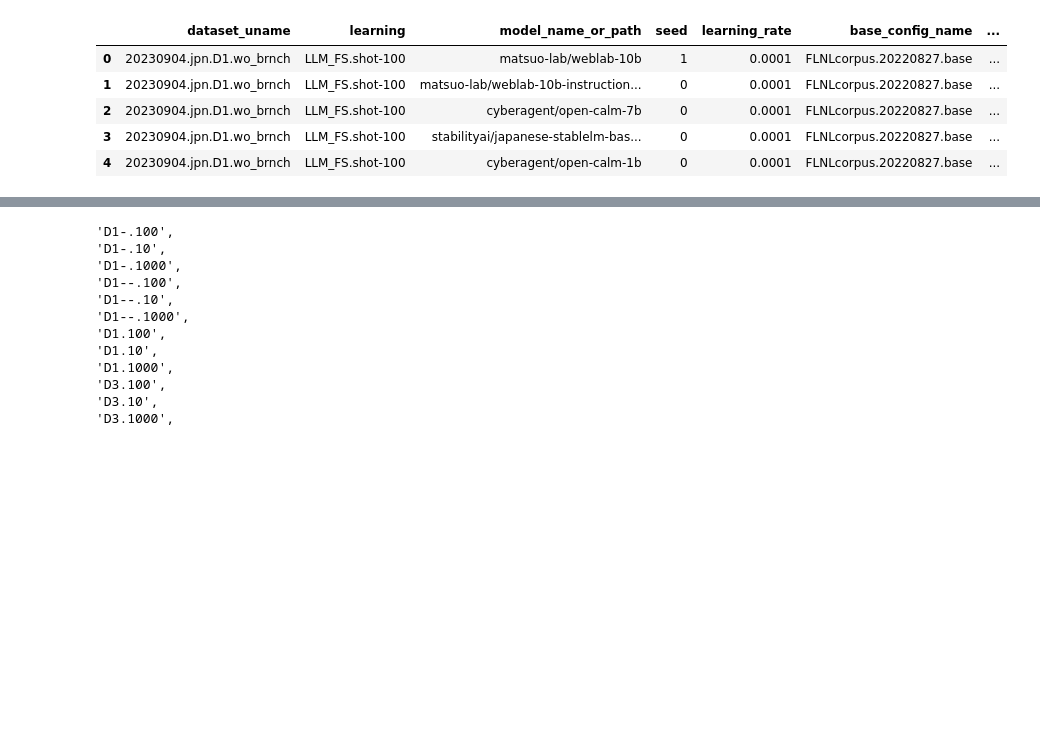
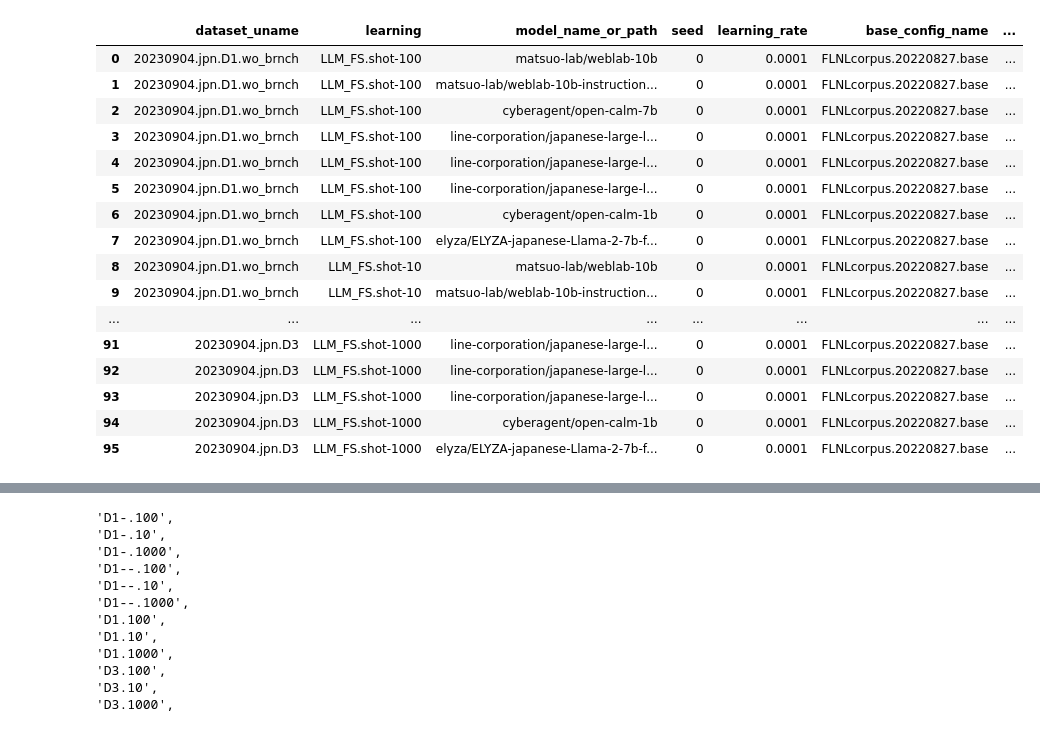
Before and after one commit to hitachi-nlp/FLD-prover, a Jupyter notebook: ipynb/analysis.ipynb, the cells around one changed output, grey strips where cells are left out. Drawn from its saved outputs; the diff is of its cells as text; code cells hidden in the pictures; blank space fills up the shorter version.

Commit message:
[exp] ./outputs/01.train.py/20230912.FT.gpt

```diff
--- a/ipynb/analysis.ipynb
+++ b/ipynb/analysis.ipynb
@@ -134,7 +146,9 @@ MAJOR_TASK = TASK_NAMES[1]
 # _TOP_DIR = '../outputs/02.aggregate_tf_results.py/20230826.jpn/'
 # _TOP_DIR = '../outputs/02.aggregate_tf_results.py/20230901.overfit/'
 # _TOP_DIR = '../outputs/02.aggregate_tf_results.py/20230904.LLM_FS/'
-_TOP_DIR = '../outputs/02.aggregate_tf_results.py/20230905.LLM_FS/'
+# _TOP_DIR = '../outputs/02.aggregate_tf_results.py/20230905.LLM_FS/'
+
+_TOP_DIR = '../outputs/02.aggregate_tf_results.py/20230910.preliminary'
 # %%
 result_paths = find_result_paths(_TOP_DIR)
 if len(result_paths) == 0:
@@ -147,14 +161,25 @@ else:
     results_path = input('path = ')
 # %%
 master_df = pd.read_csv(results_path, sep='\t')
-master_df.head()
+master_df
 # %% [output]
 |  | dataset_uname | learning | model_name_or_path | seed | learning_rate | base_config_name | ... |
-| 0 | 20230904.jpn.D1.wo_brnch | LLM_FS.shot-100 | matsuo-lab/weblab-10b | 1 | 0.0001 | FLNLcorpus.20220827.base | ... |
+| 0 | 20230904.jpn.D1.wo_brnch | LLM_FS.shot-100 | matsuo-lab/weblab-10b | 0 | 0.0001 | FLNLcorpus.20220827.base | ... |
 | 1 | 20230904.jpn.D1.wo_brnch | LLM_FS.shot-100 | matsuo-lab/weblab-10b-instruction... | 0 | 0.0001 | FLNLcorpus.20220827.base | ... |
 | 2 | 20230904.jpn.D1.wo_brnch | LLM_FS.shot-100 | cyberagent/open-calm-7b | 0 | 0.0001 | FLNLcorpus.20220827.base | ... |
-| 3 | 20230904.jpn.D1.wo_brnch | LLM_FS.shot-100 | stabilityai/japanese-stablelm-bas... | 0 | 0.0001 | FLNLcorpus.20220827.base | ... |
-| 4 | 20230904.jpn.D1.wo_brnch | LLM_FS.shot-100 | cyberagent/open-calm-1b | 0 | 0.0001 | FLNLcorpus.20220827.base | ... |
+| 3 | 20230904.jpn.D1.wo_brnch | LLM_FS.shot-100 | line-corporation/japanese-large-l... | 0 | 0.0001 | FLNLcorpus.20220827.base | ... |
+| 4 | 20230904.jpn.D1.wo_brnch | LLM_FS.shot-100 | line-corporation/japanese-large-l... | 0 | 0.0001 | FLNLcorpus.20220827.base | ... |
+| 5 | 20230904.jpn.D1.wo_brnch | LLM_FS.shot-100 | line-corporation/japanese-large-l... | 0 | 0.0001 | FLNLcorpus.20220827.base | ... |
+| 6 | 20230904.jpn.D1.wo_brnch | LLM_FS.shot-100 | cyberagent/open-calm-1b | 0 | 0.0001 | FLNLcorpus.20220827.base | ... |
+| 7 | 20230904.jpn.D1.wo_brnch | LLM_FS.shot-100 | elyza/ELYZA-japanese-Llama-2-7b-f... | 0 | 0.0001 | FLNLcorpus.20220827.base | ... |
+| 8 | 20230904.jpn.D1.wo_brnch | LLM_FS.shot-10 | matsuo-lab/weblab-10b | 0 | 0.0001 | FLNLcorpus.20220827.base | ... |
+| 9 | 20230904.jpn.D1.wo_brnch | LLM_FS.shot-10 | matsuo-lab/weblab-10b-instruction... | 0 | 0.0001 | FLNLcorpus.20220827.base | ... |
+| ... | ... | ... | ... | ... | ... | ... | ... |
+| 91 | 20230904.jpn.D3 | LLM_FS.shot-1000 | line-corporation/japanese-large-l... | 0 | 0.0001 | FLNLcorpus.20220827.base | ... |
+| 92 | 20230904.jpn.D3 | LLM_FS.shot-1000 | line-corporation/japanese-large-l... | 0 | 0.0001 | FLNLcorpus.20220827.base | ... |
+| 93 | 20230904.jpn.D3 | LLM_FS.shot-1000 | line-corporation/japanese-large-l... | 0 | 0.0001 | FLNLcorpus.20220827.base | ... |
+| 94 | 20230904.jpn.D3 | LLM_FS.shot-1000 | cyberagent/open-calm-1b | 0 | 0.0001 | FLNLcorpus.20220827.base | ... |
+| 95 | 20230904.jpn.D3 | LLM_FS.shot-1000 | elyza/ELYZA-japanese-Llama-2-7b-f... | 0 | 0.0001 | FLNLcorpus.20220827.base | ... |
 # %%
 df = name_method(master_df)
 df = rename_cells(df, [COL_METHOD], METHOD_RENAMES)
```
Also changed, not shown: parts of 9 cells of this notebook, 5 other files.
